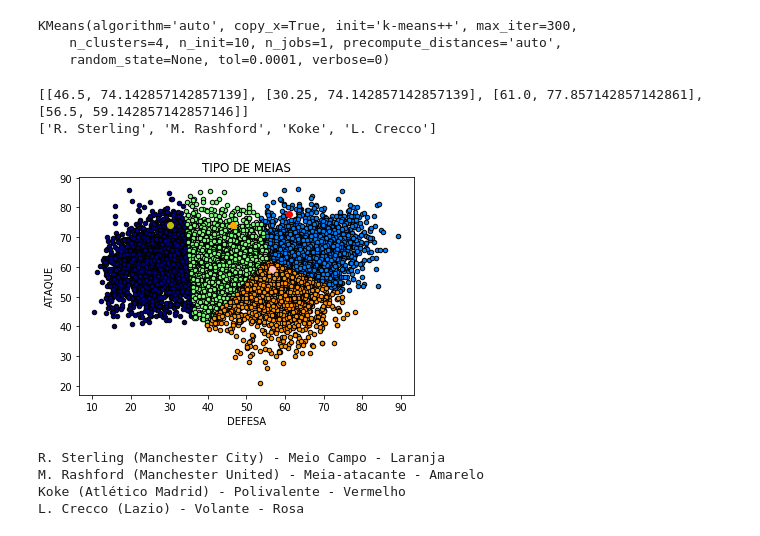
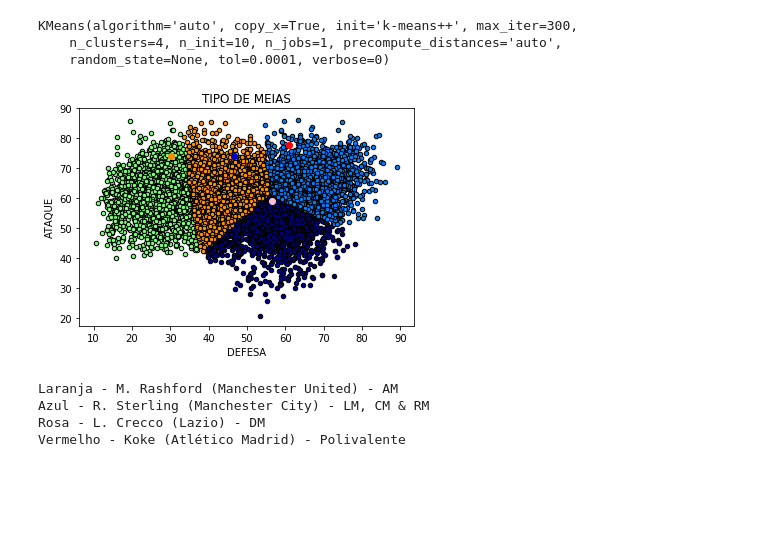
Before and after one commit to gabiuas/FIFA18, a Jupyter notebook: Fifa18.ipynb, the cells around one changed output. Saved outputs shown, nothing was run; the diff lists cells and outputs as text; code cells hidden in the pictures; blank space fills up the shorter version.

```diff
--- a/Fifa18.ipynb
+++ b/Fifa18.ipynb
@@ -171,7 +171,7 @@ label = km.labels_
 colors=['r.','b.','g.','c.']
 # %%
 T=[]
-L=[229,392,104,9619]
+L=[392,229,9619,104]
 jn=[]
 ja=[]
 jd=[]
@@ -188,31 +188,25 @@ for e in range(len(ja)):
     t.append(jd[e])
     t.append(ja[e])
     T.append(t)
-
-print(T)
-print(jn)
-# %% [output]
-[[46.5, 74.142857142857139], [30.25, 74.142857142857139], [61.0, 77.857142857142861], [56.5, 59.142857142857146]]
-['R. Sterling', 'M. Rashford', 'Koke', 'L. Crecco']
 # %%
 for l in np.unique(label):
     plt.scatter(X[label == l, 0], X[label == l, 1],color=plt.cm.jet(float(l) / np.max(label + 1)),s=20, edgecolor='k')
-plt.scatter(T[0][0],T[0][1],c='orange')
-plt.scatter(T[1][0],T[1][1],c='y')
-plt.scatter(T[2][0],T[2][1],c='red')
-plt.scatter(T[3][0],T[3][1],c='pink')
+plt.scatter(T[0][0],T[0][1],c='darkorange')
+plt.scatter(T[1][0],T[1][1],c='mediumblue')
+plt.scatter(T[2][0],T[2][1],c='pink')
+plt.scatter(T[3][0],T[3][1],c='red')
 plt.xlabel('DEFESA')
 plt.ylabel('ATAQUE')
 plt.title('TIPO DE MEIAS')
 plt.show()
 
-print('{0} ({1}) - Meio Campo - Laranja'.format(jn[0],jt[0]))
-print('{0} ({1}) - Meia-atacante - Amarelo'.format(jn[1],jt[1]))
-print('{0} ({1}) - Polivalente - Vermelho'.format(jn[2],jt[2]))
-print('{0} ({1}) - Volante - Rosa'.format(jn[3],jt[3]))
+print('Laranja - {0} ({1}) - AM'.format(jn[0],jt[0]))
+print('Azul - {0} ({1}) - LM, CM & RM'.format(jn[1],jt[1]))
+print('Rosa - {0} ({1}) - DM'.format(jn[2],jt[2]))
+print('Vermelho - {0} ({1}) - Polivalente'.format(jn[3],jt[3]))
 # %% [output]
-[figure, old version]
+[figure, new version]
-R. Sterling (Manchester City) - Meio Campo - Laranja
-M. Rashford (Manchester United) - Meia-atacante - Amarelo
-Koke (Atlético Madrid) - Polivalente - Vermelho
-L. Crecco (Lazio) - Volante - Rosa
+Laranja - M. Rashford (Manchester United) - AM
+Azul - R. Sterling (Manchester City) - LM, CM & RM
+Rosa - L. Crecco (Lazio) - DM
+Vermelho - Koke (Atlético Madrid) - Polivalente
```
